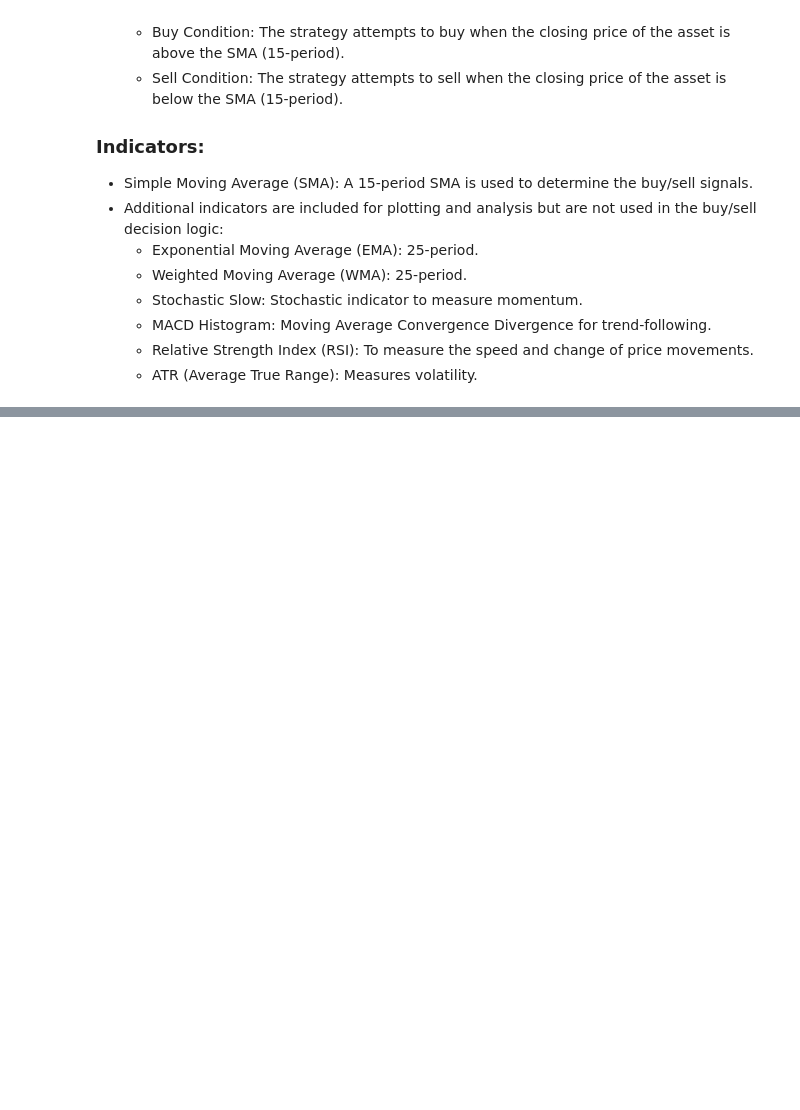
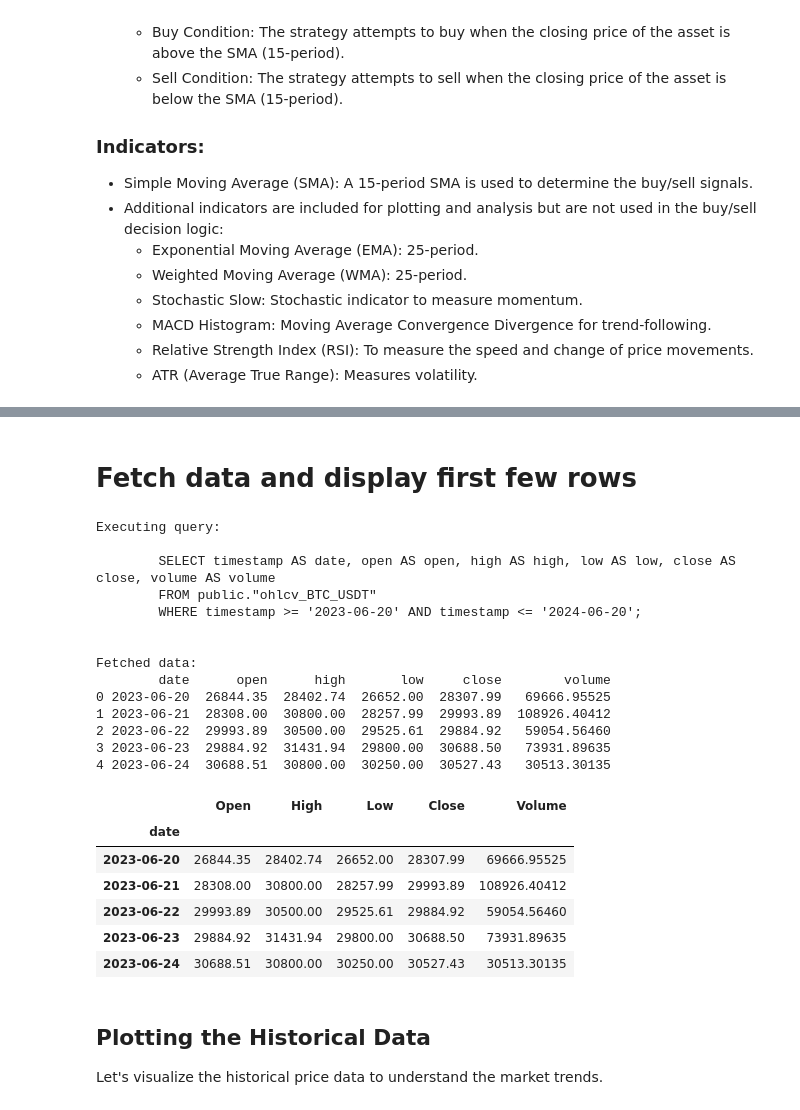
Before and after one commit to 10-academy-w-9/crypto-trading-backtesting, a Jupyter notebook: notebooks/backtesting.ipynb, the cells around one changed output, grey strips where cells are left out. Cells and saved outputs as stored; diff of their text form; code cells hidden in the pictures; blank space fills up the shorter version.

```diff
--- a/notebooks/backtesting.ipynb
+++ b/notebooks/backtesting.ipynb
@@ -203,0 +233,4 @@ Total Return: 0.39771549057473327
+# %%
+symbol = 'BTC/USDT'
+start_date = '2023-06-20'
+end_date = '2024-06-20'
@@ -203,0 +263,30 @@ Total Return: 0.39771549057473327
+# %% [markdown]
+# Fetch data and display first few rows
+# %%
+data = fetch_data(symbol, start_date, end_date)
+data.head()
+# %% [output]
+Executing query:
+
+        SELECT timestamp AS date, open AS open, high AS high, low AS low, close AS close, volume AS volume
+        FROM public."ohlcv_BTC_USDT"
+        WHERE timestamp >= '2023-06-20' AND timestamp <= '2024-06-20';
+
+
+Fetched data:
+        date      open      high       low     close        volume
+0 2023-06-20  26844.35  28402.74  26652.00  28307.99   69666.95525
+1 2023-06-21  28308.00  30800.00  28257.99  29993.89  108926.40412
+2 2023-06-22  29993.89  30500.00  29525.61  29884.92   59054.56460
+3 2023-06-23  29884.92  31431.94  29800.00  30688.50   73931.89635
+4 2023-06-24  30688.51  30800.00  30250.00  30527.43   30513.30135
+|  | Open | High | Low | Close | Volume |
+| date |  |  |  |  |  |
+| 2023-06-20 | 26844.35 | 28402.74 | 26652.00 | 28307.99 | 69666.95525 |
+| 2023-06-21 | 28308.00 | 30800.00 | 28257.99 | 29993.89 | 108926.40412 |
+| 2023-06-22 | 29993.89 | 30500.00 | 29525.61 | 29884.92 | 59054.56460 |
+| 2023-06-23 | 29884.92 | 31431.94 | 29800.00 | 30688.50 | 73931.89635 |
+| 2023-06-24 | 30688.51 | 30800.00 | 30250.00 | 30527.43 | 30513.30135 |
+# %% [markdown]
+## Plotting the Historical Data
+Let's visualize the historical price data to understand the market trends.
```
Also changed, not shown: parts of 11 cells of this notebook.
